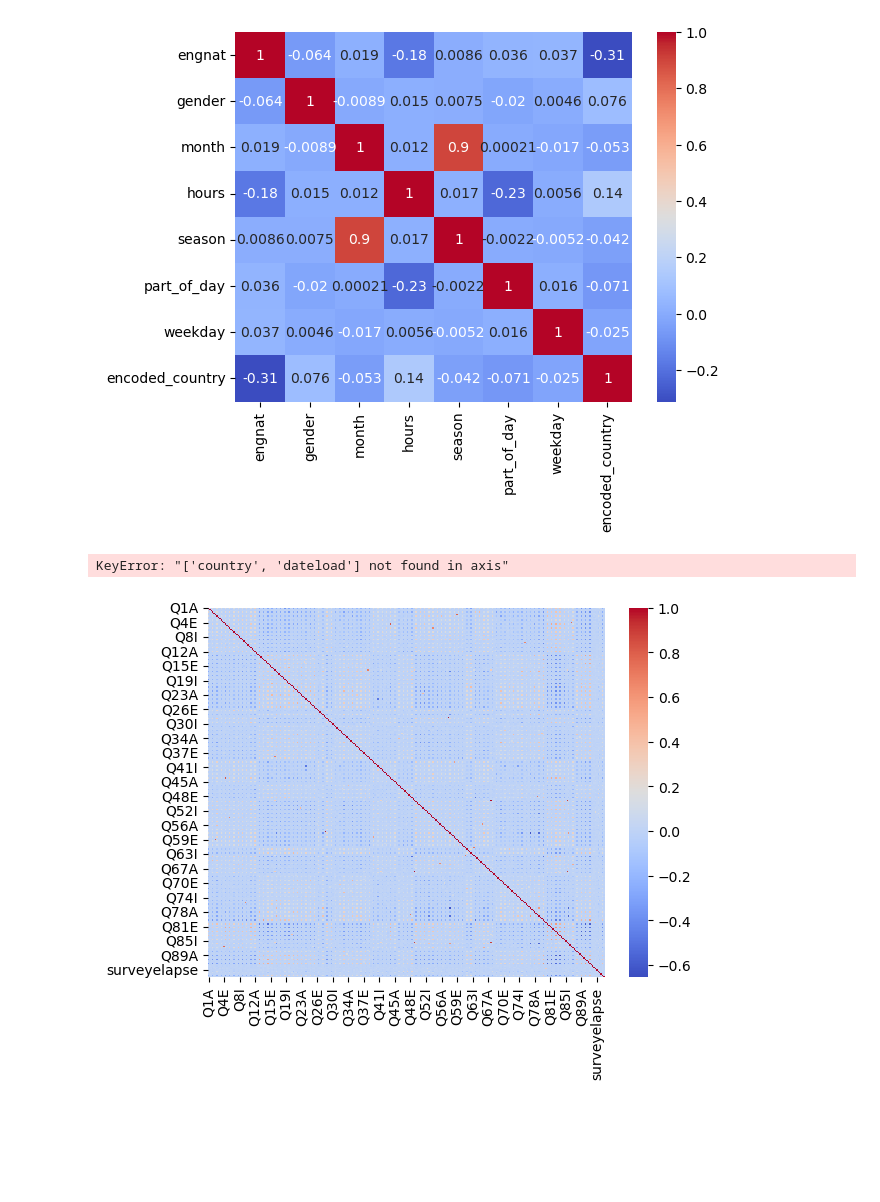
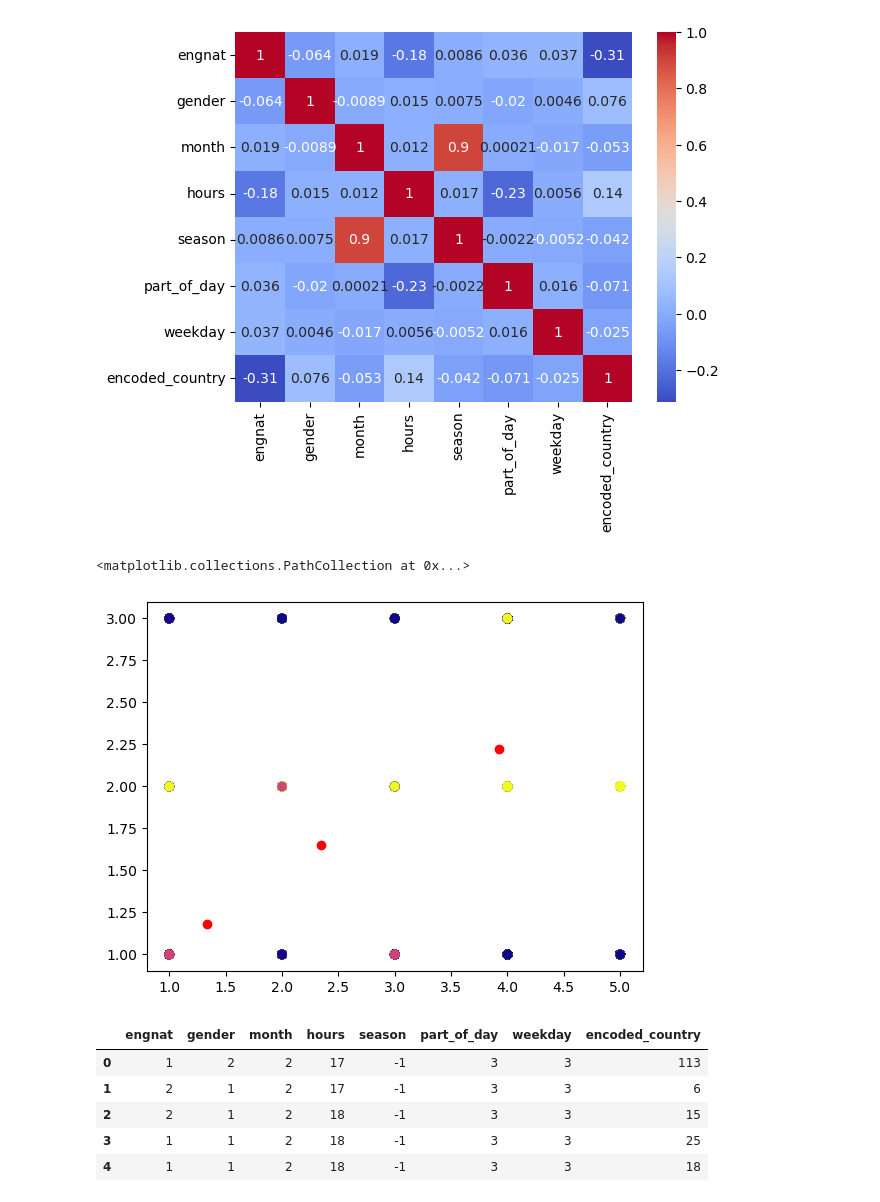
Before and after one commit to mohona-roy/introversion-extraversion-classification, a Jupyter notebook: Code.ipynb, the cells around one changed output. Saved outputs shown, nothing was run; the diff lists cells and outputs as text; code cells hidden in the pictures; blank space fills up the shorter version.

```diff
--- a/Code.ipynb
+++ b/Code.ipynb
@@ -1031,15 +1032,3 @@ sns.heatmap(metadata_matrix, annot=True, cmap = 'coolwarm')
 plt.show()
 # %% [output]
 [figure]
-# %%
-data['encoded_country'] = metadata['encoded_country']
-data = data.drop(columns = ['country', 'dateload'], axis = 1)
-# %% [output]
-KeyError: "['country', 'dateload'] not found in axis"
-# %%
-data_columns = data.columns
-data_matrix = data[data_columns].corr()
-sns.heatmap(data_matrix, annot=False, cmap = 'coolwarm')
-plt.show()
-# %% [output]
-[figure, removed]
@@ -1047,0 +1035,10 @@ metadata_copy = metadata
+# %%
+kmeans_a = KMeans(n_clusters=3).fit(a_data)
+y_kmeans_a = kmeans_a.predict(a_data)
+# %%
+plt.scatter(a_data['Q13A'], labels, c=y_kmeans_a, cmap = 'plasma')
+centers = kmeans_a.cluster_centers_
+plt.scatter(centers[:, 0],  centers[:, 1], c='red')
+# %% [output]
+<matplotlib.collections.PathCollection at 0x...>
+[figure, added]
@@ -1048,2 +1048,11 @@ metadata_copy = metadata
+# %%
+metadata.head()
+# %% [output]
+|  | engnat | gender | month | hours | season | part_of_day | weekday | encoded_country |
+| 0 | 1 | 2 | 2 | 17 | -1 | 3 | 3 | 113 |
+| 1 | 2 | 1 | 2 | 17 | -1 | 3 | 3 | 6 |
+| 2 | 2 | 1 | 2 | 18 | -1 | 3 | 3 | 15 |
+| 3 | 1 | 1 | 2 | 18 | -1 | 3 | 3 | 25 |
+| 4 | 1 | 1 | 2 | 18 | -1 | 3 | 3 | 18 |
 # %%
 metadata_tree = DecisionTreeClassifier(criterion='entropy')
```
Also changed, not shown: parts of 31 cells of this notebook.
